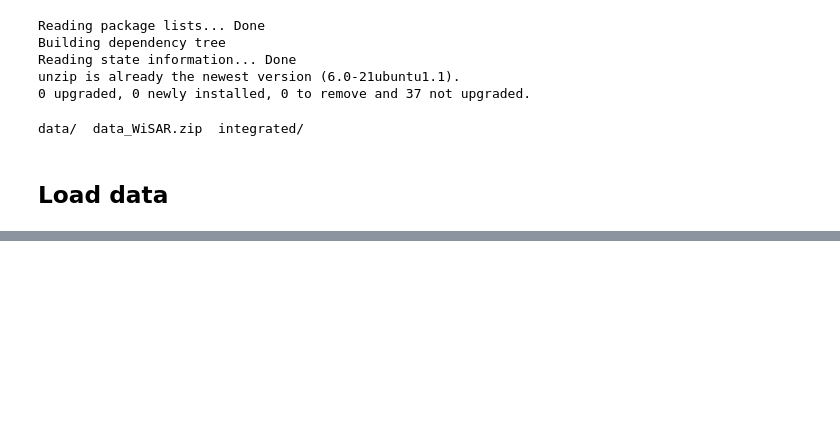
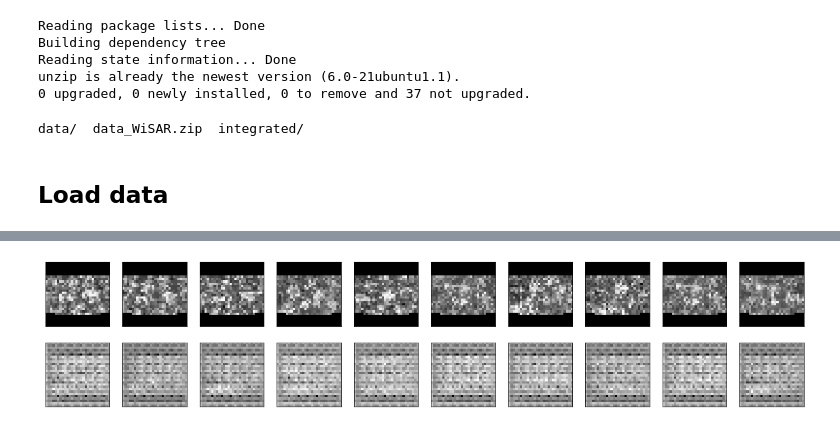
Before and after one commit to Createdd/computervision_ue, a Jupyter notebook: anomaly_detection.ipynb, the cells around one changed output, grey strips where cells are left out. Drawn from its saved outputs; the diff is of its cells as text; code cells hidden in the pictures; blank space fills up the shorter version.

Commit message:
first successful generation of images

```diff
--- a/anomaly_detection.ipynb
+++ b/anomaly_detection.ipynb
@@ -113,0 +189,7 @@ Clipping input data to the valid range for imshow with RGB data ([0..1] for floa
+# %%
+def SSIMLoss(y_true, y_pred):
+  return 1 - tf.reduce_mean(tf.image.ssim(y_true, y_pred,1.0))
+
+autoencoder = tf.keras.Model(inputs, outputs)
+optimizer = tf.keras.optimizers.Adam(lr = 0.0005)
+autoencoder.compile(optimizer=optimizer, loss=SSIMLoss)
@@ -113,0 +227,8 @@ Clipping input data to the valid range for imshow with RGB data ([0..1] for floa
+# %%
+hist=autoencoder.fit(
+                train_generator,
+                epochs=1,
+                #batch_size=128,
+                #shuffle=True,
+                #validation_data=(train_it)
+                )
@@ -113,0 +237,3 @@ Clipping input data to the valid range for imshow with RGB data ([0..1] for floa
+# %%
+predictions = autoencoder.predict(test_generator)
+display(test_generator, predictions)
@@ -113,0 +261,32 @@ Clipping input data to the valid range for imshow with RGB data ([0..1] for floa
+# %%
+def display(array1, array2):
+    """
+    Displays ten random images from each one of the supplied arrays.
+    """
+
+    n = 10
+
+    indices = np.random.randint(len(array1), size=n)
+    images1 = array1[indices, :]
+    images2 = array2[indices, :]
+
+    plt.figure(figsize=(20, 4))
+    for i, (image1, image2) in enumerate(zip(images1, images2)):
+        ax = plt.subplot(2, n, i + 1)
+        plt.imshow(image1.reshape(28, 28))
+        plt.gray()
+        ax.get_xaxis().set_visible(False)
+        ax.get_yaxis().set_visible(False)
+
+        ax = plt.subplot(2, n, i + 1 + n)
+        plt.imshow(image2.reshape(28, 28))
+        plt.gray()
+        ax.get_xaxis().set_visible(False)
+        ax.get_yaxis().set_visible(False)
+
+    plt.show()
+
+new, _ = next(test_generator)
+display(new, predictions)
+# %% [output]
+[figure, added]
```
Also changed, not shown: parts of 17 cells of this notebook.
